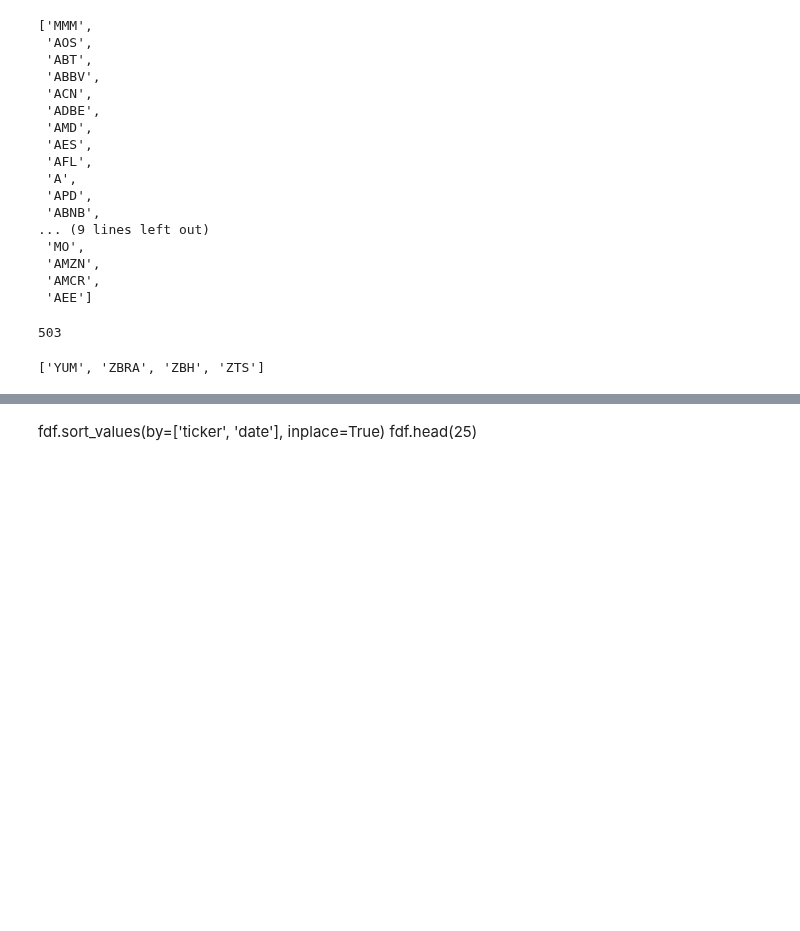
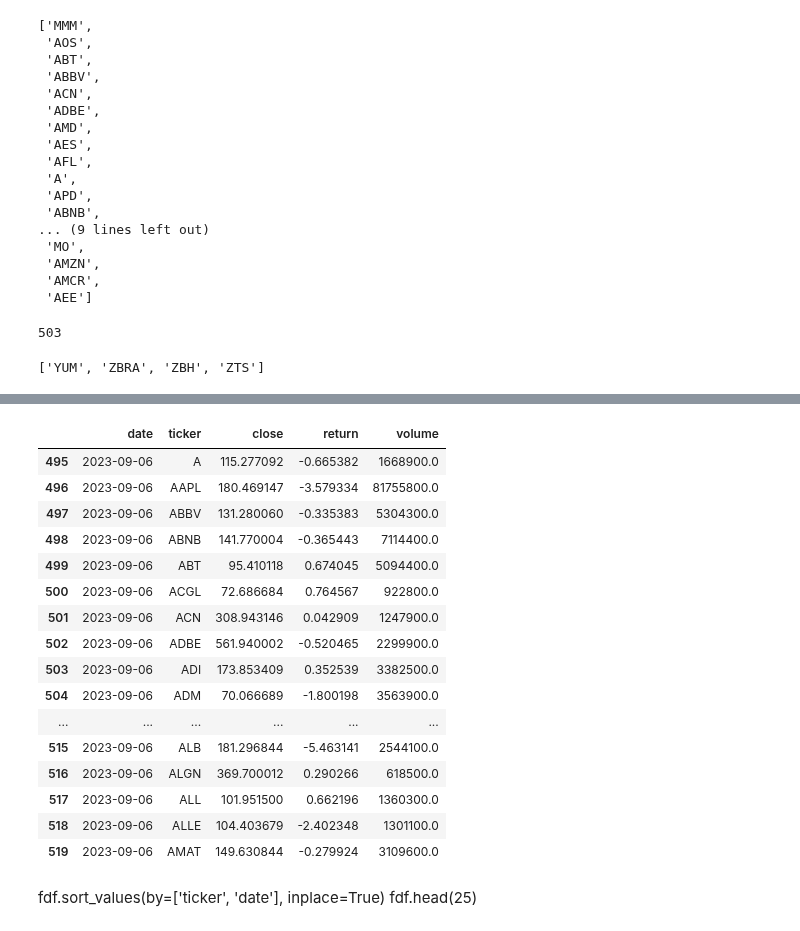
Before and after one commit to Suman-Poola/Random-Forrest-s-p500, a Jupyter notebook: Data_Frame.ipynb, the cells around one changed output, grey strips where cells are left out. Drawn from its saved outputs; the diff is of its cells as text; code cells hidden in the pictures; blank space fills up the shorter version.

```diff
--- a/Data_Frame.ipynb
+++ b/Data_Frame.ipynb
@@ -77,15 +94,36 @@ df.head()
 # %%
 closes = df["Close"]
 returns = closes.pct_change() *100
 
+volumes = df['Volume']
+
 cs = closes.stack().rename("Close")
 rs = returns.stack().rename("Returns")
-fdf = pd.concat([cs,rs], axis = 1).reset_index()
+vs = volumes.stack().rename("Volume")
+fdf = pd.concat([cs,rs,vs], axis = 1).reset_index()
 
-fdf.columns = ['date', 'ticker', 'close', 'return']
+fdf.columns = ['date', 'ticker', 'close', 'return', 'volume']
 fdf = fdf.dropna(subset=['return'])
 
 fdf.head(25)
+# %% [output]
+|  | date | ticker | close | return | volume |
+| 495 | 2023-09-06 | A | 115.277092 | -0.665382 | 1668900.0 |
+| 496 | 2023-09-06 | AAPL | 180.469147 | -3.579334 | 81755800.0 |
+| 497 | 2023-09-06 | ABBV | 131.280060 | -0.335383 | 5304300.0 |
+| 498 | 2023-09-06 | ABNB | 141.770004 | -0.365443 | 7114400.0 |
+| 499 | 2023-09-06 | ABT | 95.410118 | 0.674045 | 5094400.0 |
+| 500 | 2023-09-06 | ACGL | 72.686684 | 0.764567 | 922800.0 |
+| 501 | 2023-09-06 | ACN | 308.943146 | 0.042909 | 1247900.0 |
+| 502 | 2023-09-06 | ADBE | 561.940002 | -0.520465 | 2299900.0 |
+| 503 | 2023-09-06 | ADI | 173.853409 | 0.352539 | 3382500.0 |
+| 504 | 2023-09-06 | ADM | 70.066689 | -1.800198 | 3563900.0 |
+| ... | ... | ... | ... | ... | ... |
+| 515 | 2023-09-06 | ALB | 181.296844 | -5.463141 | 2544100.0 |
+| 516 | 2023-09-06 | ALGN | 369.700012 | 0.290266 | 618500.0 |
+| 517 | 2023-09-06 | ALL | 101.951500 | 0.662196 | 1360300.0 |
+| 518 | 2023-09-06 | ALLE | 104.403679 | -2.402348 | 1301100.0 |
+| 519 | 2023-09-06 | AMAT | 149.630844 | -0.279924 | 3109600.0 |
 # %% [markdown]
 fdf.sort_values(by=['ticker', 'date'], inplace=True)
 fdf.head(25)
```
Also changed, not shown: parts of 16 cells of this notebook.
